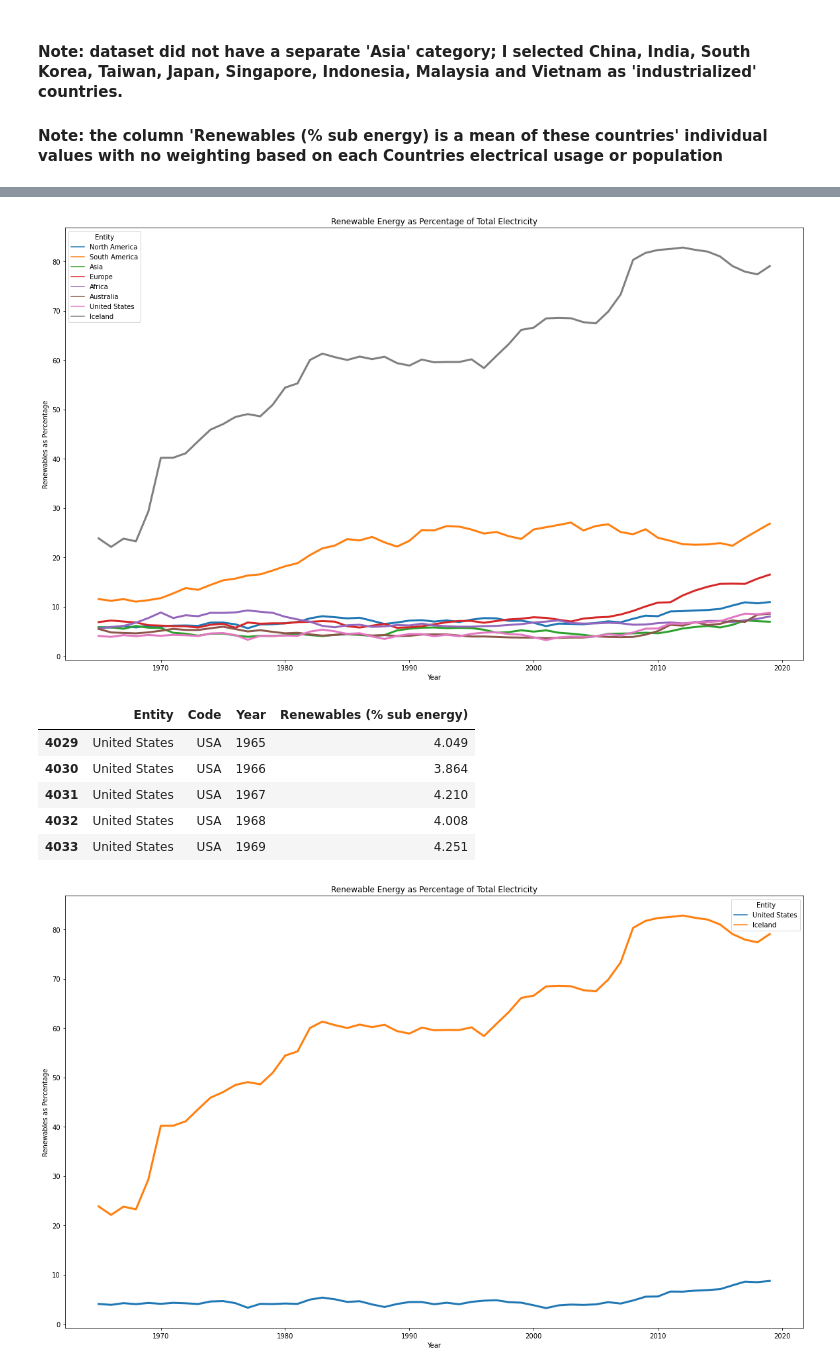
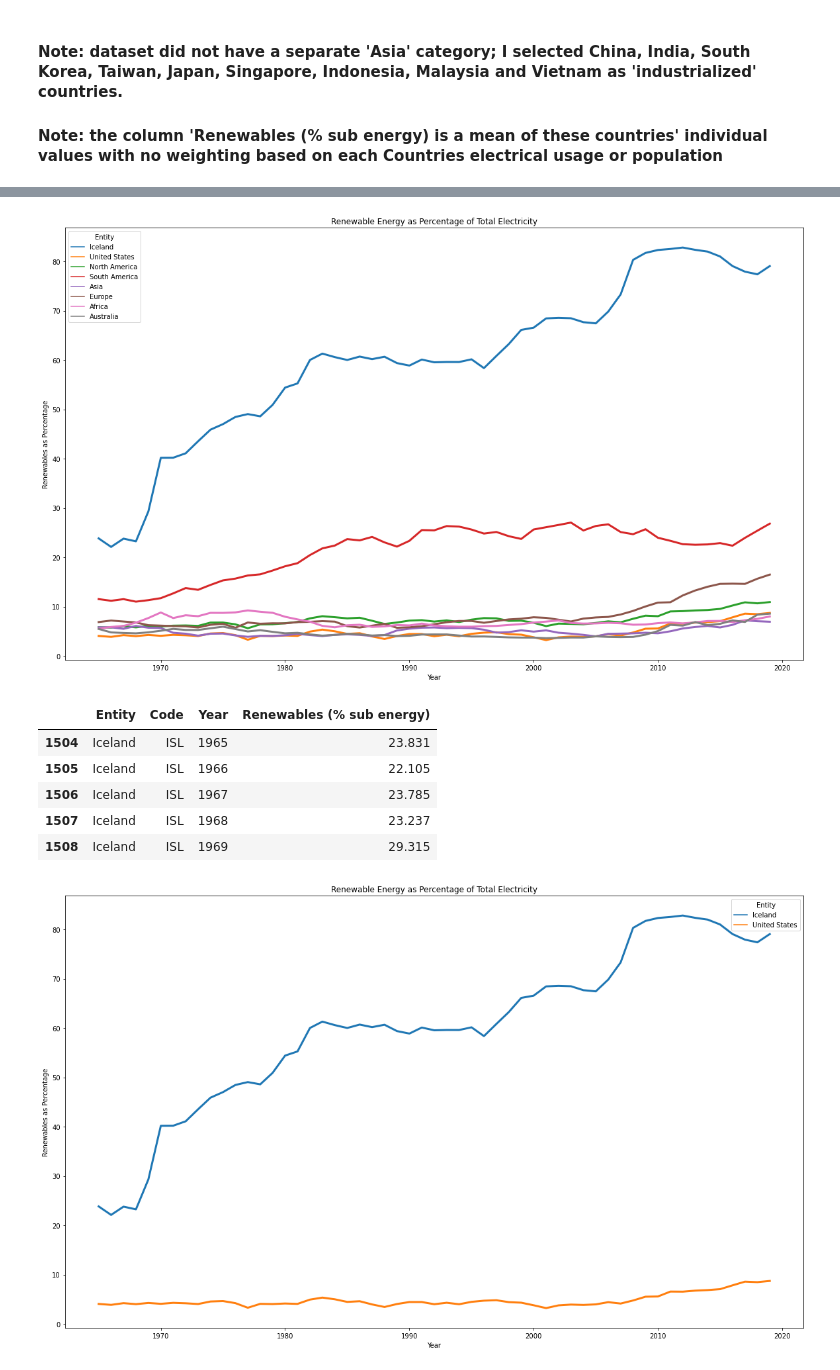
Before and after one commit to Tom-Hudson88/Capstone, a Jupyter notebook: notebooks/ourworldindata.ipynb, the cells around one changed output, grey strips where cells are left out. Cells and saved outputs as stored; diff of their text form; code cells hidden in the pictures.

```diff
--- a/notebooks/ourworldindata.ipynb
+++ b/notebooks/ourworldindata.ipynb
@@ -6,7 +6,7 @@ import seaborn as sns
 
 %matplotlib inline
 # %%
-ourworldindata = pd.read_csv('../data/Source of Data - ourworldindata.org/renewable-share-energy.csv')
+ourworldindata = pd.read_csv('../../data/Source of Data - ourworldindata.org/renewable-share-energy.csv')
 # %%
 pd.set_option('display.max_columns', None)
 # %%
@@ -507,27 +505,29 @@ continents.reset_index(drop=True)
 440 rows × 4 columns
 # %%
 plt.figure(figsize = (20,12))
+sns.color_palette('Set2')
 ax=sns.lineplot(x = 'Year', y = 'Renewables (% sub energy)', data = continents, hue = 'Entity', linewidth = 3.0)
 ax.set(ylabel= 'Renewables as Percentage', title='Renewable Energy as Percentage of Total Electricity')
 plt.show()
 # %% [output]
-[figure, old version]
+[figure, new version]
 # %%
-countries = pd.concat([united_states, iceland])
+countries = pd.concat([iceland,united_states])
 # %%
 countries.reset_index(drop=True)
 countries.head()
 # %% [output]
 |  | Entity | Code | Year | Renewables (% sub energy) |
-| 4029 | United States | USA | 1965 | 4.049 |
-| 4030 | United States | USA | 1966 | 3.864 |
-| 4031 | United States | USA | 1967 | 4.210 |
-| 4032 | United States | USA | 1968 | 4.008 |
-| 4033 | United States | USA | 1969 | 4.251 |
+| 1504 | Iceland | ISL | 1965 | 23.831 |
+| 1505 | Iceland | ISL | 1966 | 22.105 |
+| 1506 | Iceland | ISL | 1967 | 23.785 |
+| 1507 | Iceland | ISL | 1968 | 23.237 |
+| 1508 | Iceland | ISL | 1969 | 29.315 |
 # %%
 plt.figure(figsize = (20,12))
+sns.color_palette('Set2')
 ax=sns.lineplot(x = 'Year', y = 'Renewables (% sub energy)', data = countries, hue = 'Entity', linewidth = 3.0)
 ax.set(ylabel= 'Renewables as Percentage', title='Renewable Energy as Percentage of Total Electricity')
 plt.show()
 # %% [output]
-[figure, old version]
+[figure, new version]
```
Also changed, not shown: parts of 3 cells of this notebook, 30 other files.
